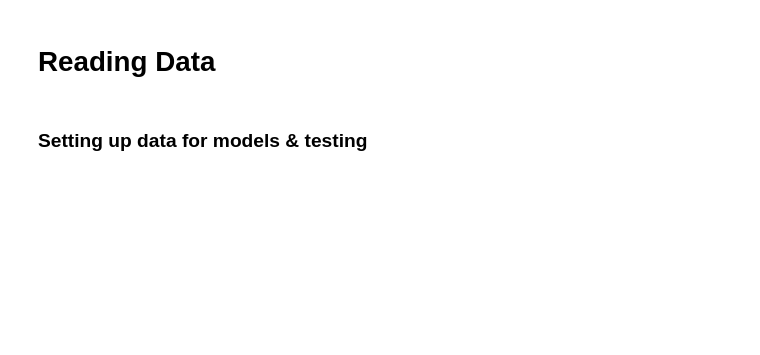
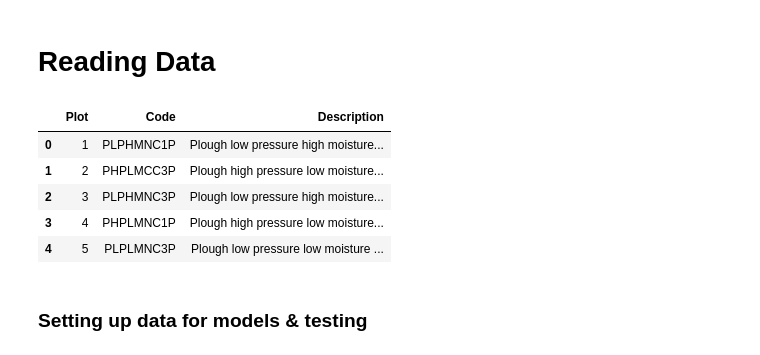
Before and after one commit to ciaranpflanagan/FYP, a Jupyter notebook: improved_models.ipynb, the cells around one changed output. Drawn from its saved outputs; the diff is of its cells as text; code cells hidden in the pictures; blank space fills up the shorter version.

```diff
--- a/improved_models.ipynb
+++ b/improved_models.ipynb
@@ -20,11 +20,24 @@ import matplotlib.pyplot as plt
 # %%
 df_2021 = pd.read_csv('data/2021.csv')
 df_2021.dropna(inplace=True)
 # df_2021.tail(20)
 
 df_2020 = pd.read_csv('data/2020.csv')
 df_2020.dropna(inplace=True)
 # df_2020.tail(20)
+
+treatment_definitions = pd.read_csv('data/Plough & Till Plan/Definitions.csv')
+del treatment_definitions['Unnamed: 3']
+del treatment_definitions['Unnamed: 4']
+
+treatment_definitions.head()
+# %% [output]
+|  | Plot | Code | Description |
+| 0 | 1 | PLPHMNC1P | Plough low pressure high moisture... |
+| 1 | 2 | PHPLMCC3P | Plough high pressure low moisture... |
+| 2 | 3 | PLPHMNC3P | Plough low pressure high moisture... |
+| 3 | 4 | PHPLMNC1P | Plough high pressure low moisture... |
+| 4 | 5 | PLPLMNC3P | Plough low pressure low moisture ... |
 # %% [markdown]
 ### Setting up data for models & testing
 # %%
```
Also changed, not shown: parts of 4 cells of this notebook, 8 other files.
